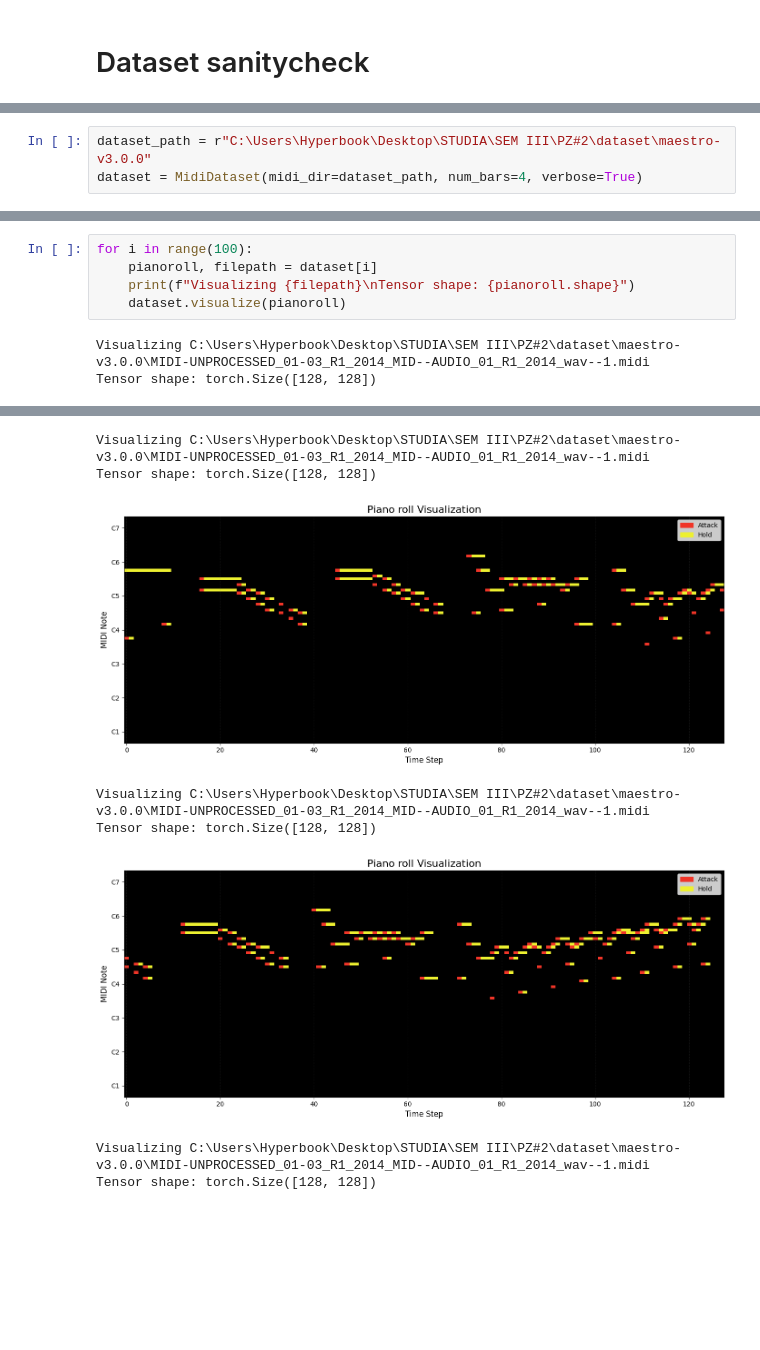
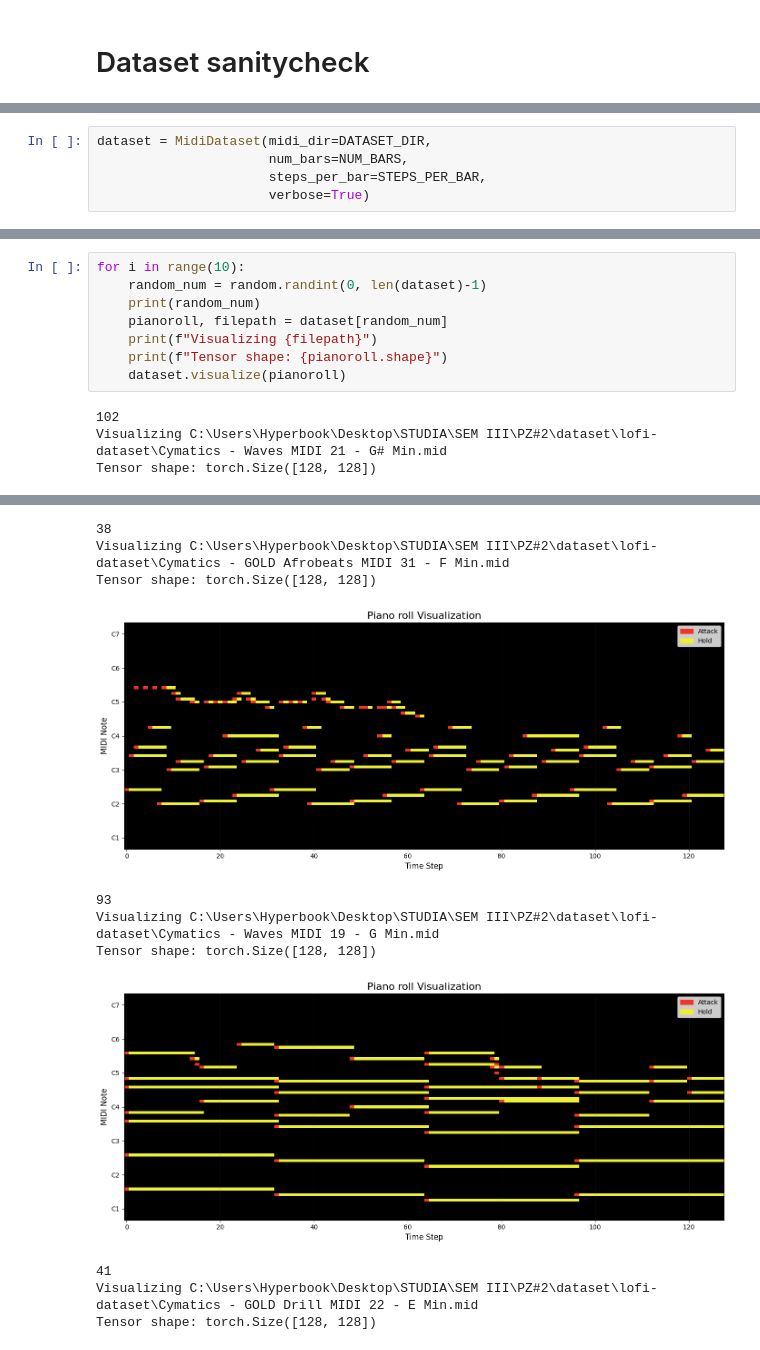
Before and after one commit to ziemmi13/Lofi-MIDI-VAE-generator, a Jupyter notebook: model/Dataset sanitycheck.ipynb, the cells around one changed output, grey strips where cells are left out. Saved outputs shown, nothing was run; the diff lists cells and outputs as text; blank space fills up the shorter version.

```diff
--- a/model/Dataset sanitycheck.ipynb
+++ b/model/Dataset sanitycheck.ipynb
@@ -5,4 +7,6 @@ from dataset import MidiDataset
 # %%
-dataset_path = r"C:\Users\Hyperbook\Desktop\STUDIA\SEM III\PZ#2\dataset\maestro-v3.0.0"
-dataset = MidiDataset(midi_dir=dataset_path, num_bars=4, verbose=True)
+dataset = MidiDataset(midi_dir=DATASET_DIR,
+                      num_bars=NUM_BARS,
+                      steps_per_bar=STEPS_PER_BAR,
+                      verbose=True)
 # %% [output]
@@ -12,8 +16,12 @@ Successfully extracted 352269 segments from 1276 files.
 # %%
-for i in range(100):
-    pianoroll, filepath = dataset[i]
-    print(f"Visualizing {filepath}\nTensor shape: {pianoroll.shape}")
+for i in range(10):
+    random_num = random.randint(0, len(dataset)-1)
+    print(random_num)
+    pianoroll, filepath = dataset[random_num]
+    print(f"Visualizing {filepath}")
+    print(f"Tensor shape: {pianoroll.shape}")
     dataset.visualize(pianoroll)
 # %% [output]
-Visualizing C:\Users\Hyperbook\Desktop\STUDIA\SEM III\PZ#2\dataset\maestro-v3.0.0\MIDI-UNPROCESSED_01-03_R1_2014_MID--AUDIO_01_R1_2014_wav--1.midi
+102
+Visualizing C:\Users\Hyperbook\Desktop\STUDIA\SEM III\PZ#2\dataset\lofi-dataset\Cymatics - Waves MIDI 21 - G# Min.mid
 Tensor shape: torch.Size([128, 128])
@@ -21,8 +29,11 @@ Tensor shape: torch.Size([128, 128])
-Visualizing C:\Users\Hyperbook\Desktop\STUDIA\SEM III\PZ#2\dataset\maestro-v3.0.0\MIDI-UNPROCESSED_01-03_R1_2014_MID--AUDIO_01_R1_2014_wav--1.midi
+38
+Visualizing C:\Users\Hyperbook\Desktop\STUDIA\SEM III\PZ#2\dataset\lofi-dataset\Cymatics - GOLD Afrobeats MIDI 31 - F Min.mid
 Tensor shape: torch.Size([128, 128])
-[figure, old version]
+[figure, new version]
-Visualizing C:\Users\Hyperbook\Desktop\STUDIA\SEM III\PZ#2\dataset\maestro-v3.0.0\MIDI-UNPROCESSED_01-03_R1_2014_MID--AUDIO_01_R1_2014_wav--1.midi
+93
+Visualizing C:\Users\Hyperbook\Desktop\STUDIA\SEM III\PZ#2\dataset\lofi-dataset\Cymatics - Waves MIDI 19 - G Min.mid
 Tensor shape: torch.Size([128, 128])
-[figure, old version]
+[figure, new version]
-Visualizing C:\Users\Hyperbook\Desktop\STUDIA\SEM III\PZ#2\dataset\maestro-v3.0.0\MIDI-UNPROCESSED_01-03_R1_2014_MID--AUDIO_01_R1_2014_wav--1.midi
+41
+Visualizing C:\Users\Hyperbook\Desktop\STUDIA\SEM III\PZ#2\dataset\lofi-dataset\Cymatics - GOLD Drill MIDI 22 - E Min.mid
 Tensor shape: torch.Size([128, 128])
```
Also changed, not shown: parts of 4 cells of this notebook, 7 other files.
